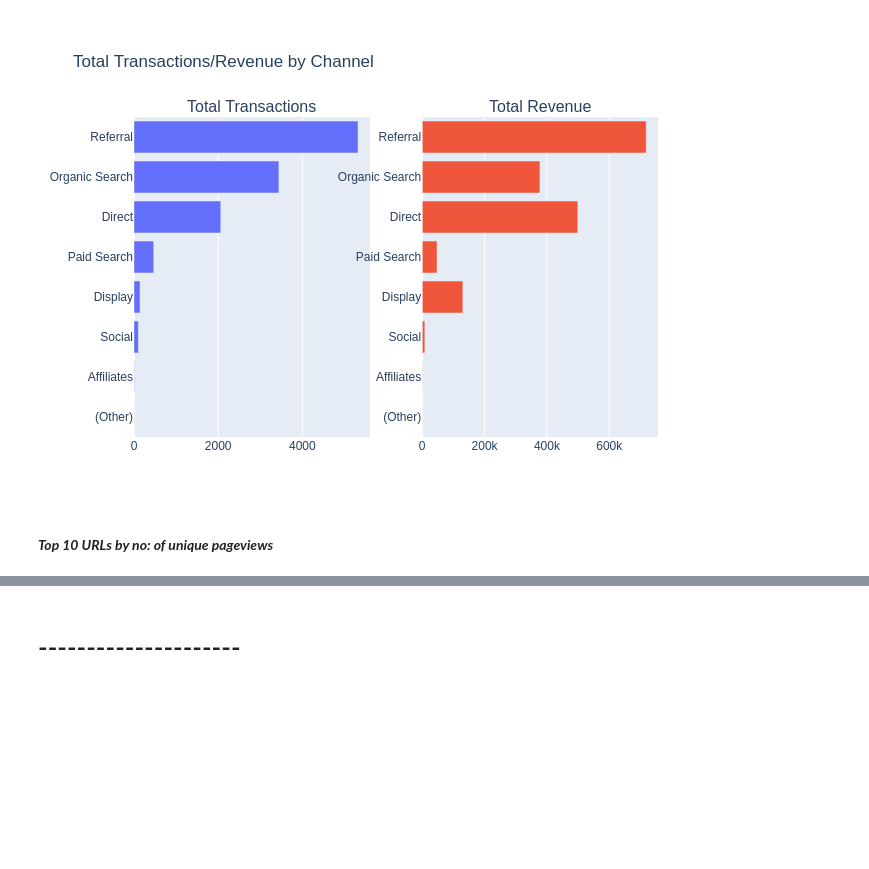
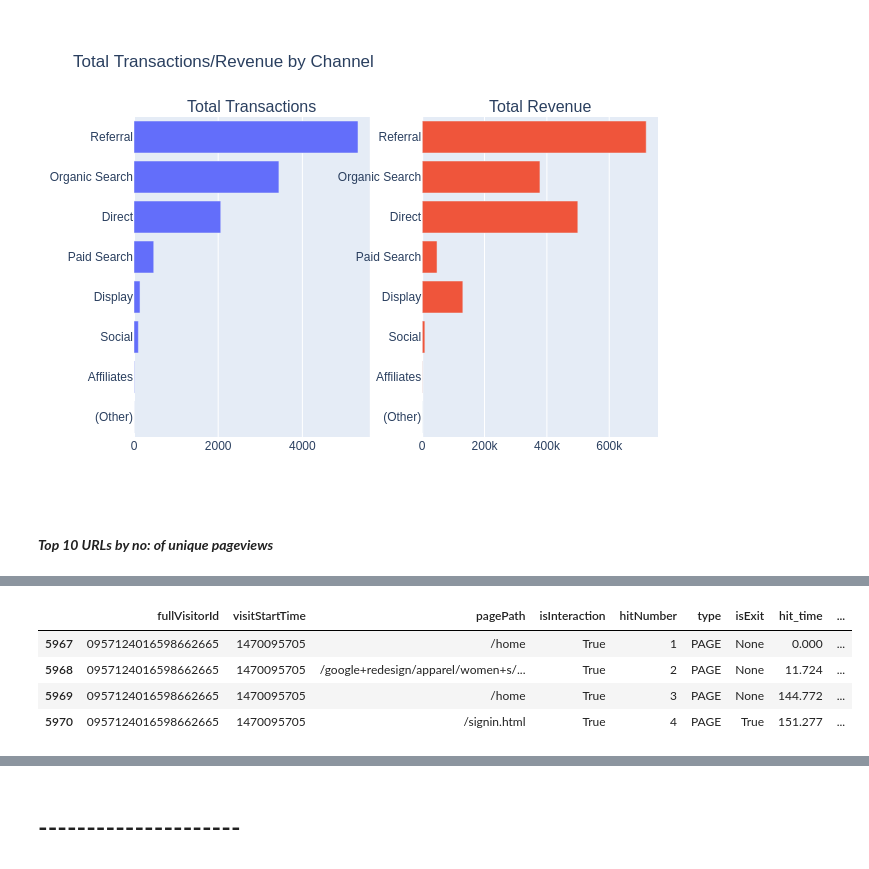
Before and after one commit to ganiosh92/DA-ecommerce-clickstream-analytics, a Jupyter notebook: ga-exploration.ipynb, the cells around one changed output, grey strips where cells are left out. Saved outputs shown, nothing was run; the diff lists cells and outputs as text; code cells hidden in the pictures; blank space fills up the shorter version.

```diff
--- a/ga-exploration.ipynb
+++ b/ga-exploration.ipynb
@@ -208,0 +222,28 @@ fig.show(renderer = 'png')
+# %%
+#Time spent on a Non-Exit page
+query = """
+                  SELECT
+                    fullVisitorId,
+                    visitStartTime,
+                    hits.page.pagePath,
+                    hits.isInteraction,
+                    hits.hitNumber,
+                    hits.type,
+                    hits.isExit,
+                    hits.time / 1000 AS hit_time,
+                    MAX(IF(hits.isInteraction IS NOT NULL,
+                        hits.time / 1000,
+                        0)) OVER (PARTITION BY fullVisitorId, visitStartTime) AS last_interaction
+                  FROM
+                    `bigquery-public-data.google_analytics_sample.ga_sessions_20160801` AS GA,
+                    UNNEST(GA.hits) AS hits
+        """
+df = client.query(query).result().to_dataframe()
+
+df[df['fullVisitorId'] == '0957124016598662665']
+# %% [output]
+|  | fullVisitorId | visitStartTime | pagePath | isInteraction | hitNumber | type | isExit | hit_time | ... |
+| 5967 | 0957124016598662665 | 1470095705 | /home | True | 1 | PAGE | None | 0.000 | ... |
+| 5968 | 0957124016598662665 | 1470095705 | /google+redesign/apparel/women+s/... | True | 2 | PAGE | None | 11.724 | ... |
+| 5969 | 0957124016598662665 | 1470095705 | /home | True | 3 | PAGE | None | 144.772 | ... |
+| 5970 | 0957124016598662665 | 1470095705 | /signin.html | True | 4 | PAGE | True | 151.277 | ... |
```
Also changed, not shown: parts of 10 cells of this notebook.
